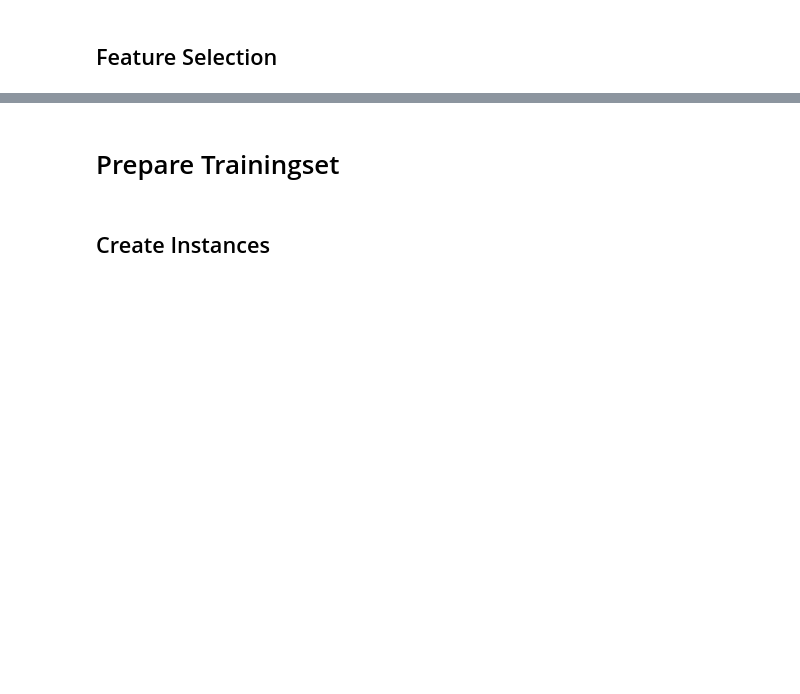
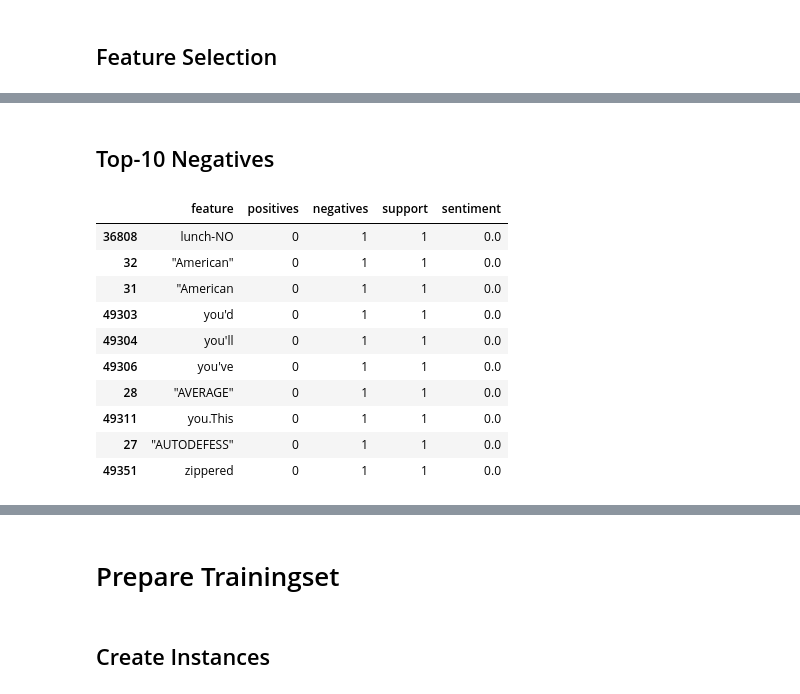
Before and after one commit to amanciobouza/sentiment-analysis_jupyter-notebooks_python, a Jupyter notebook: SentimentAnalysis.ipynb, the cells around one changed output, grey strips where cells are left out. Saved outputs shown, nothing was run; the diff lists cells and outputs as text; code cells hidden in the pictures; blank space fills up the shorter version.

```diff
--- a/SentimentAnalysis.ipynb
+++ b/SentimentAnalysis.ipynb
@@ -230,0 +327,16 @@ dfFeatureVector.head(10)
+# %% [markdown]
+## Top-10 Negatives
+# %%
+dfFeatureVector.sort_values(by='sentiment', ascending=True).head(10)
+# %% [output]
+|  | feature | positives | negatives | support | sentiment |
+| 36808 | lunch-NO | 0 | 1 | 1 | 0.0 |
+| 32 | "American" | 0 | 1 | 1 | 0.0 |
+| 31 | "American | 0 | 1 | 1 | 0.0 |
+| 49303 | you'd | 0 | 1 | 1 | 0.0 |
+| 49304 | you'll | 0 | 1 | 1 | 0.0 |
+| 49306 | you've | 0 | 1 | 1 | 0.0 |
+| 28 | "AVERAGE" | 0 | 1 | 1 | 0.0 |
+| 49311 | you.This | 0 | 1 | 1 | 0.0 |
+| 27 | "AUTODEFESS" | 0 | 1 | 1 | 0.0 |
+| 49351 | zippered | 0 | 1 | 1 | 0.0 |
```
Also changed, not shown: parts of 41 cells of this notebook, 2 other files.
